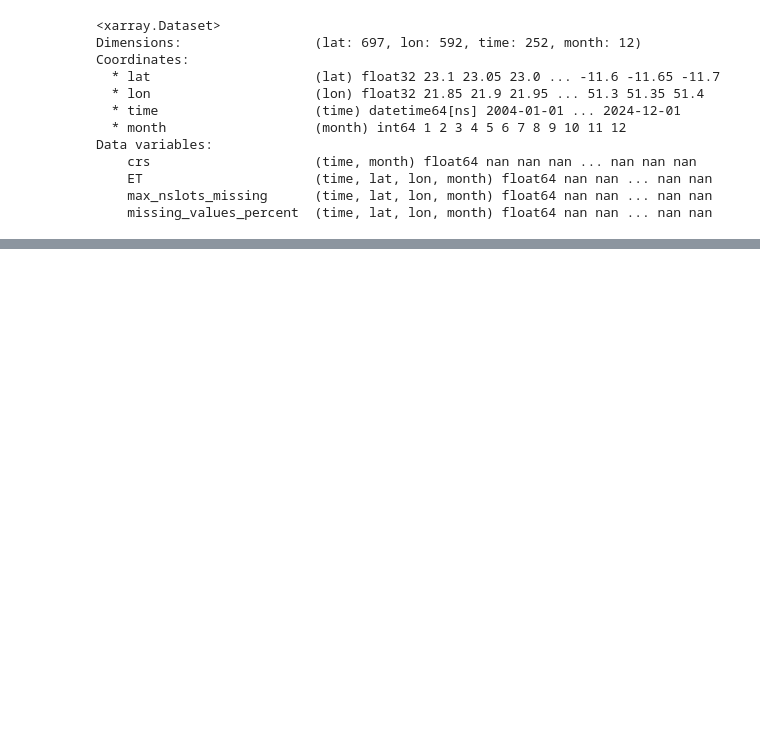
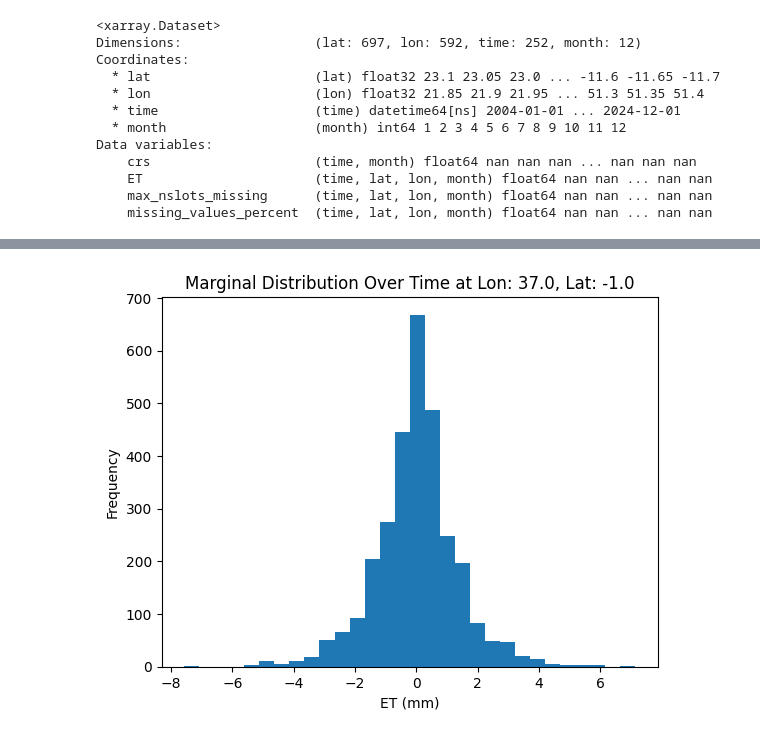
Before and after one commit to linibensonjr/drought-detection-gha, a Jupyter notebook: codebase/et_processing.ipynb, the cells around one changed output, grey strips where cells are left out. Cells and saved outputs as stored; diff of their text form; code cells hidden in the pictures; blank space fills up the shorter version.

```diff
--- a/codebase/et_processing.ipynb
+++ b/codebase/et_processing.ipynb
@@ -88,0 +91,15 @@ plt.show()
+# %%
+# Select a specific location
+lon, lat = 37.0, -1.0  # Example coordinates
+
+# Extract time series for the location
+time_series = standardized_anomalies['ET'].sel(lon=lon, lat=lat, method="nearest")
+
+# Plot histogram (marginal distribution over time)
+time_series.plot.hist(bins=30)
+plt.title(f"Marginal Distribution Over Time at Lon: {lon}, Lat: {lat}")
+plt.xlabel("ET (mm)")
+plt.ylabel("Frequency")
+plt.show()
+# %% [output]
+[figure, added]
```
Also changed, not shown: parts of 8 cells of this notebook, 2 other files.
